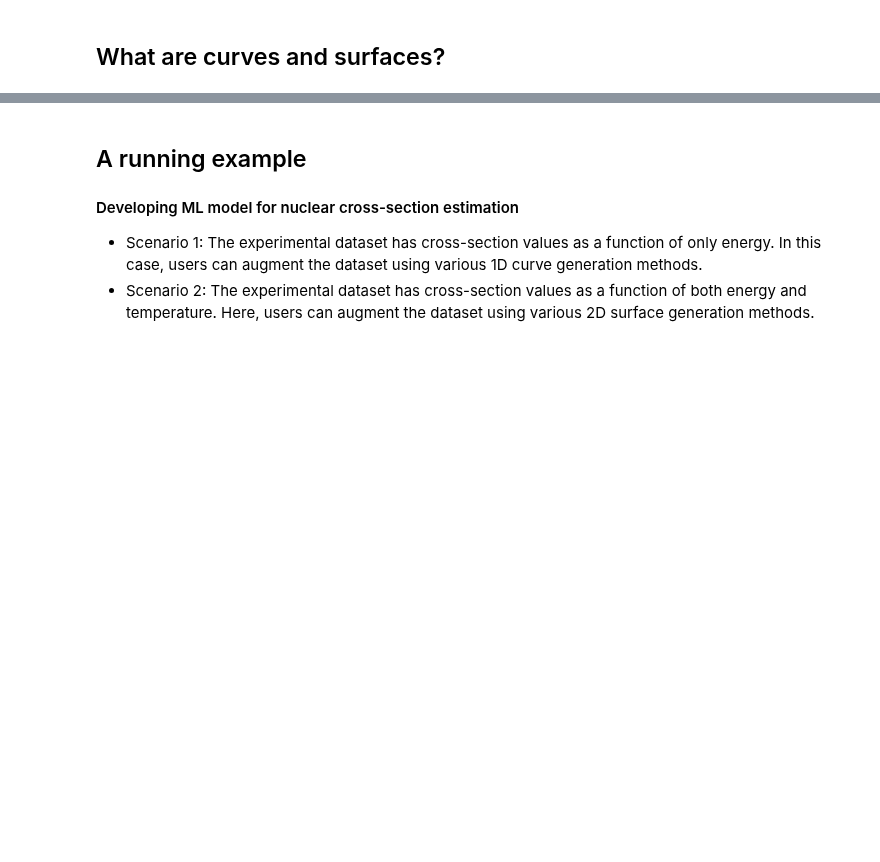
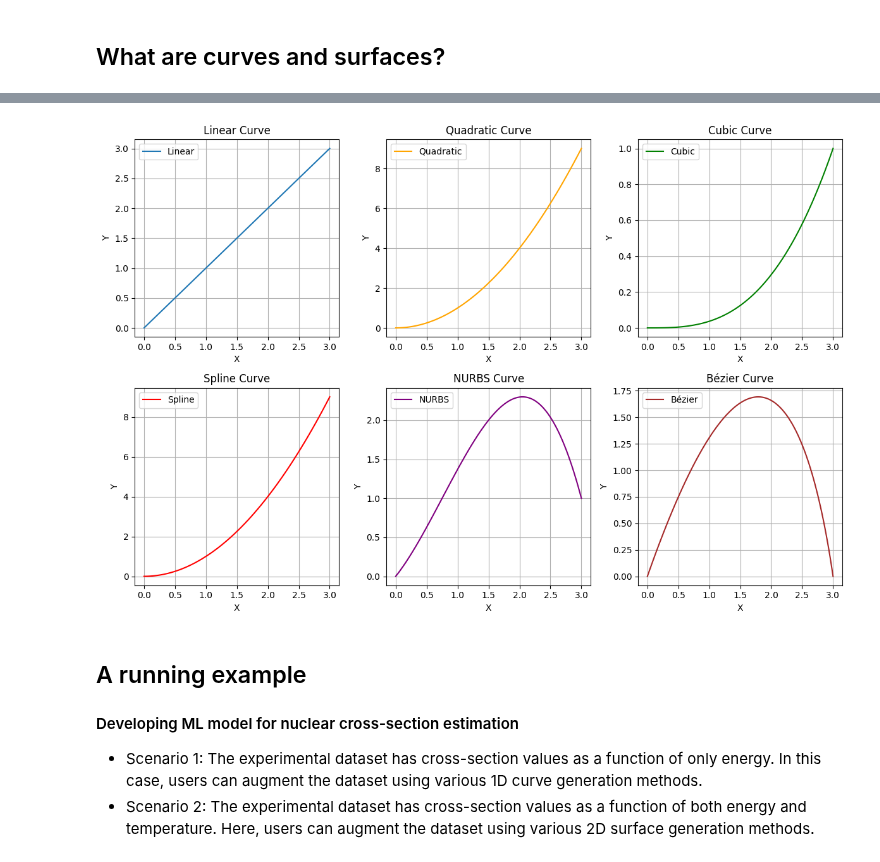
Before and after one commit to pranavkantgaur/training_materials, a Jupyter notebook: curves_surfaces_monolithic.ipynb, the cells around one changed output, grey strips where cells are left out. Cells and saved outputs as stored; diff of their text form; code cells hidden in the pictures; blank space fills up the shorter version.

Commit message:
WIP 1/n: update nurbs and bezier method args

```diff
--- a/curves_surfaces_monolithic.ipynb
+++ b/curves_surfaces_monolithic.ipynb
@@ -7,7 +27,7 @@ import numpy as np
 import matplotlib.pyplot as plt
 from scipy import interpolate
 import bezier  # Ensure you have the bezier library installed
-from geomdl import BSpline
+from geomdl import BSpline, utilities
 
 # Sample data points
 x_data = np.array([0, 1, 2, 3])
@@ -33,17 +53,20 @@ y_spline = interpolate.splev(x_fine, spline_tck)
 nurbs_curve = BSpline.Curve()
 nurbs_curve.degree = 3
 nurbs_curve.ctrlpts = [[0, 0], [1, 1], [2, 4], [3, 1]]  # Control points for NURBS
-nurbs_curve.knotvector = [0, 0, 0, 1, 1, 1]  # Example knot vector for a cubic NURBS
-nurbs_points = nurbs_curve.evaluate(num_pts=100).pts
-x_nurbs = nurbs_points[:, 0]
-y_nurbs = nurbs_points[:, 1]
+nurbs_curve.knotvector = utilities.generate_knot_vector(nurbs_curve.degree, len(nurbs_curve.ctrlpts))
+# Set evaluation delta: This is the crucial step to fix the error
+nurbs_curve.delta = 0.01  # Adjust as needed for the desired number of points
+nurbs_points = nurbs_curve.evalpts  # Access the evaluated points directly using evalpts
+x_nurbs = [pt[0] for pt in nurbs_points] # Extract x-coordinates
+y_nurbs = [pt[1] for pt in nurbs_points] # Extract y-coordinates
 
 # Bézier Curve (using bezier library)
 bezier_nodes = np.array([[0, 0], [1.5, 2.5], [2.5, 2], [3, 0]])  # Control points for Bézier curve
 bezier_curve = bezier.Curve(bezier_nodes.T, degree=len(bezier_nodes) - 1)
-bezier_points = bezier_curve.evaluate_list(np.linspace(0.0, 1.0, num=100)).T
-x_bezier = bezier_points[:, 0]
-y_bezier = bezier_points[:, 1]
+s_vals = np.linspace(0.0, 1.0, num=100)
+bezier_points = bezier_curve.evaluate_multi(s_vals)
+x_bezier = bezier_points[0, :] # Extract x-coordinates
+y_bezier = bezier_points[1, :] # Extract y-coordinates
 
 # Plotting all curves
 plt.figure(figsize=(12, 8))
@@ -71,34 +94,36 @@ plt.xlabel('X')
 plt.ylabel('Y')
 plt.grid()
 plt.legend()
 
 plt.subplot(2, 3, 4)
 plt.plot(x_fine, y_spline, label='Spline', color='red')
 plt.title('Spline Curve')
 plt.xlabel('X')
 plt.ylabel('Y')
 plt.grid()
 plt.legend()
 
 plt.subplot(2, 3, 5)
-plt.plot(x_nurbs[:,0], y_nurbs[:,1], label='NURBS', color='purple')
+plt.plot(x_nurbs, y_nurbs, label='NURBS', color='purple')
 plt.title('NURBS Curve')
 plt.xlabel('X')
 plt.ylabel('Y')
 plt.grid()
 plt.legend()
 
 plt.subplot(2, 3, 6)
 plt.plot(x_bezier, y_bezier,label='Bézier', color='brown')
 plt.title('Bézier Curve')
 plt.xlabel('X')
 plt.ylabel('Y')
 plt.grid()
 plt.legend()
 
 # Adjust layout and show plot
 plt.tight_layout()
 plt.show()
+# %% [output]
+[figure, added]
 # %% [markdown]
 ## A running example
 #### Developing ML model for nuclear cross-section estimation
```
Also changed, not shown: parts of 9 cells of this notebook.
